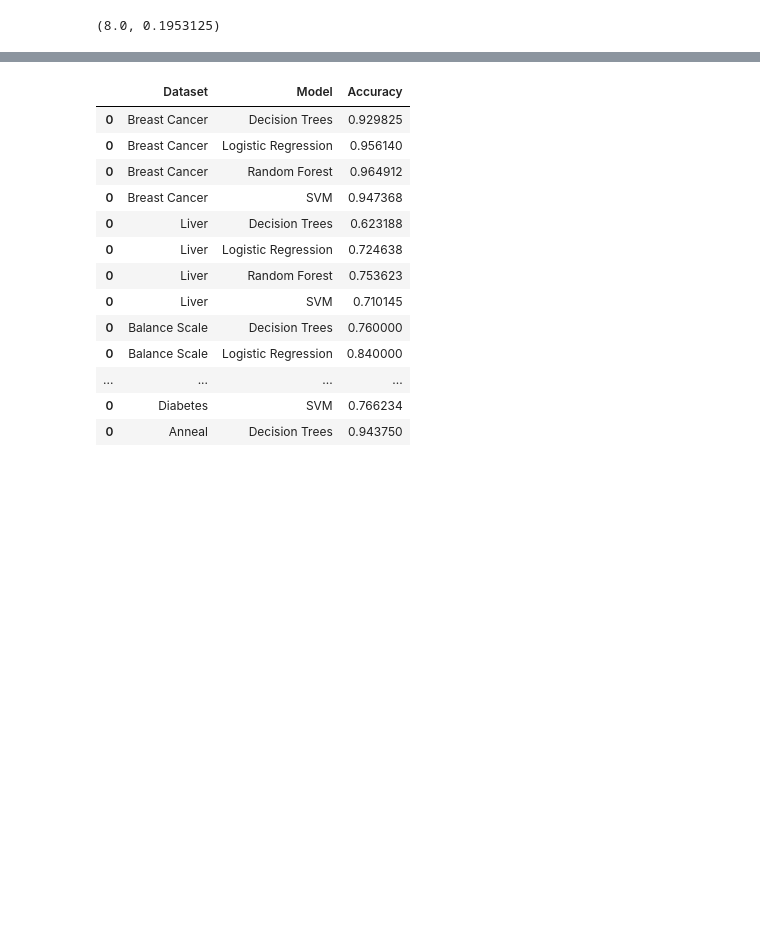
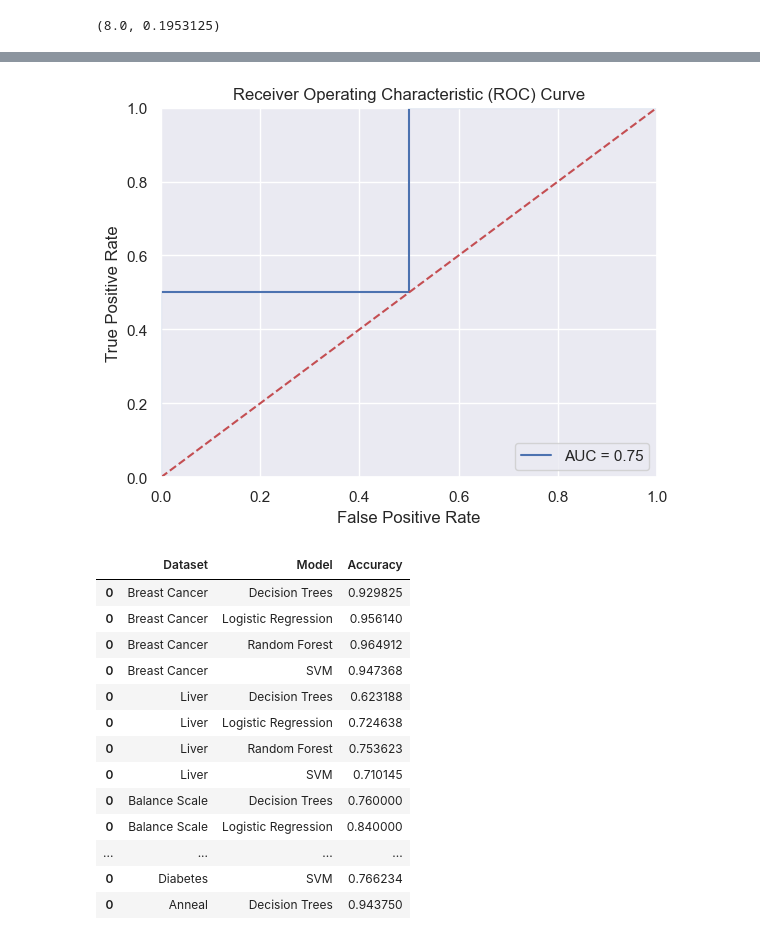
Before and after one commit to zoisboukouvalas/MachineLearningEvaluation_TowardsReliableResponsibleAI, a Jupyter notebook: Part_II/Chapter-6-Statistical-Significance/StatisticalSignificance_SO.ipynb, the cells around one changed output, grey strips where cells are left out. Cells and saved outputs as stored; diff of their text form; code cells hidden in the pictures; blank space fills up the shorter version.

```diff
--- a/Part_II/Chapter-6-Statistical-Significance/StatisticalSignificance_SO.ipynb
+++ b/Part_II/Chapter-6-Statistical-Significance/StatisticalSignificance_SO.ipynb
@@ -1070,3 +1106,30 @@ wilcoxon_test.statistic, wilcoxon_test.pvalue
+# %%
+import numpy as np
+import matplotlib.pyplot as plt
+from sklearn import metrics
+
+# Generate example data
+y_true = np.array([0, 0, 1, 1])
+y_score = np.array([0.1, 0.4, 0.35, 0.8])
+
+# Compute the false positive rate, true positive rate, and thresholds
+fpr, tpr, thresholds = metrics.roc_curve(y_true, y_score)
+
+# Compute the AUC
+auc = metrics.auc(fpr, tpr)
+
+# Plot the ROC curve and display the AUC value in the legend
+plt.plot(fpr, tpr, label='AUC = %0.2f' % auc)
+plt.plot([0, 1], [0, 1], 'r--')
+plt.xlim([0.0, 1.0])
+plt.ylim([0.0, 1.0])
+plt.xlabel('False Positive Rate')
+plt.ylabel('True Positive Rate')
+plt.title('Receiver Operating Characteristic (ROC) Curve')
+plt.legend(loc="lower right")
+plt.show()
+# %% [output]
+[figure, added]
 # %%
 # import pandas as pd
 # from sklearn.datasets import load_digits, load_breast_cancer, load_iris
```
Also changed, not shown: parts of 53 cells of this notebook.
